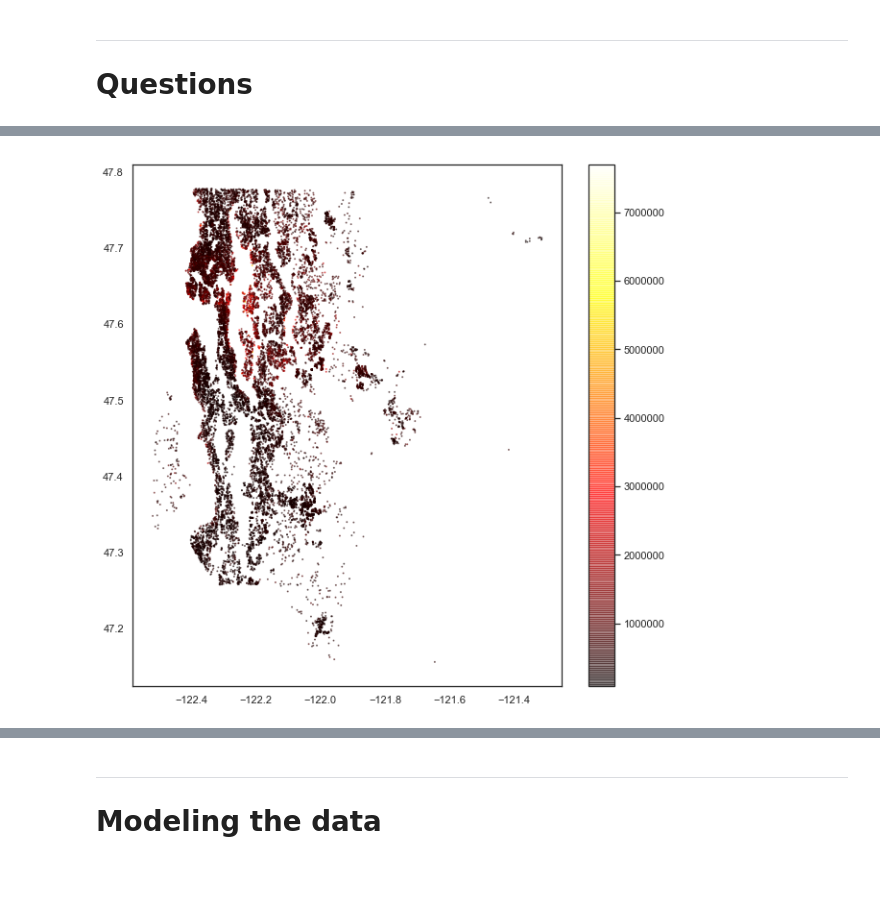
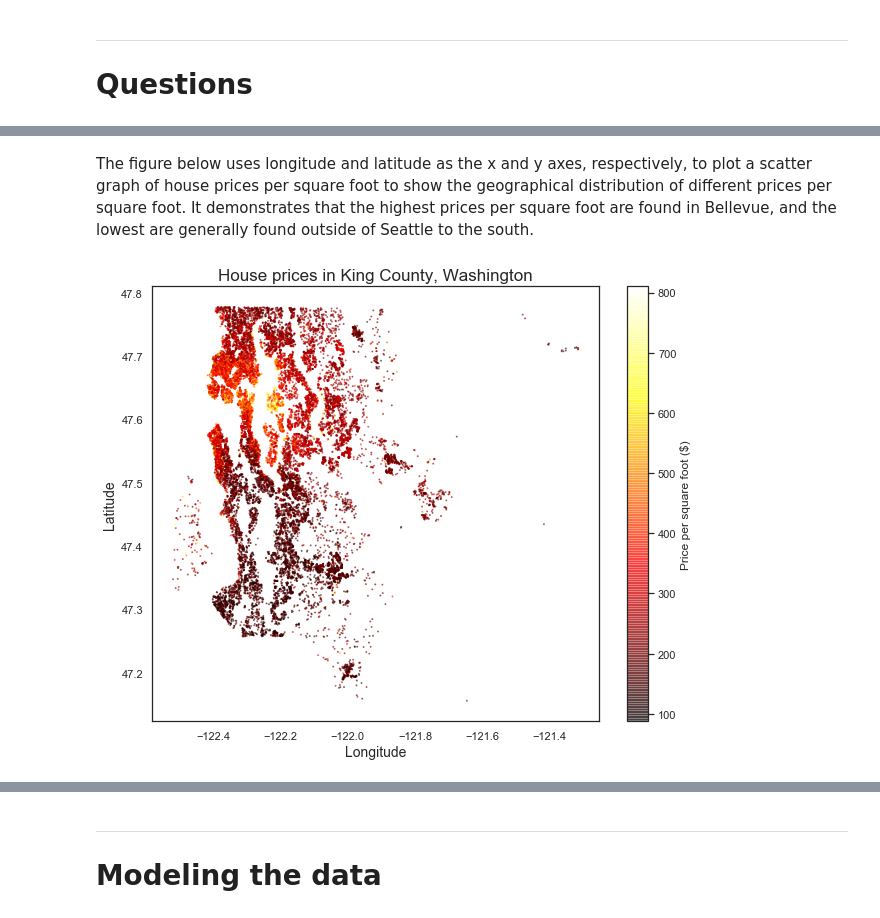
Before and after one commit to L-Lewis/dsc-1-final-project-online-ds-ft-011419, a Jupyter notebook: student.ipynb, the cells around one changed output, grey strips where cells are left out. Drawn from its saved outputs; the diff is of its cells as text; code cells hidden in the pictures; blank space fills up the shorter version.

```diff
--- a/student.ipynb
+++ b/student.ipynb
@@ -356,6 +356,8 @@ kc.view.value_counts()
 1.0      330
 4.0      317
 Name: view, dtype: int64
+# %%
+kc['view'] = kc['view'].astype('int64')
 # %% [markdown]
 *Sqft_basement* - should be an integer (or possibly float) as with other sqft measurements. However, attempting to cast it to an integer produces an error, because some values contain text (making this a string variable). The row counts for each unique value reveal that 454 rows have a sqft_basment value of '?', hence this error. This represents 2.1% of data, so it is not worth removing the column. The options for dealing with this are: drop the rows containing '?', replace them with the column average (in this case a value of 0 would be most appropriate, as this is over half of the values and so would be both the mode and the median), or use coarse classification to bin the data and use ? as a category. Dropping data loses data and binning data reduces granularity of data. In this case, given that the majority of entries contain the same value (0), it is relatively safe to replace missing values with 0.
 # %%
@@ -852,0 +854,2 @@ plt.show()
+# %%
+kc['price_per_sqft'] = kc.price/kc.sqft_living
@@ -853,8 +879,12 @@ plt.show()
+# %% [markdown]
+The figure below uses longitude and latitude as the x and y axes, respectively, to plot a scatter graph of house prices per square foot to show the geographical distribution of different prices per square foot. It demonstrates that the highest prices per square foot are found in Bellevue, and the lowest are generally found outside of Seattle to the south.
 # %%
-# How much the properties cost
-plt.figure(figsize = (10,10))
-plt.scatter(kc.long, kc.lat ,c=kc.price, cmap = 'hot', s=1, alpha=0.5)
-plt.colorbar()
+plt.figure(figsize = (10,8))
+plt.scatter(kc.long, kc.lat ,c=kc.price_per_sqft, cmap = 'hot', s=1, alpha=0.5)
+plt.colorbar().set_label('Price per square foot ($)')
+plt.xlabel('Longitude', fontsize=14)
+plt.ylabel('Latitude', fontsize=14)
+plt.title('House prices in King County, Washington', fontsize=17)
 plt.show()
 # %% [output]
-[figure, old version]
+[figure, new version]
```
Also changed, not shown: parts of 28 cells of this notebook.
